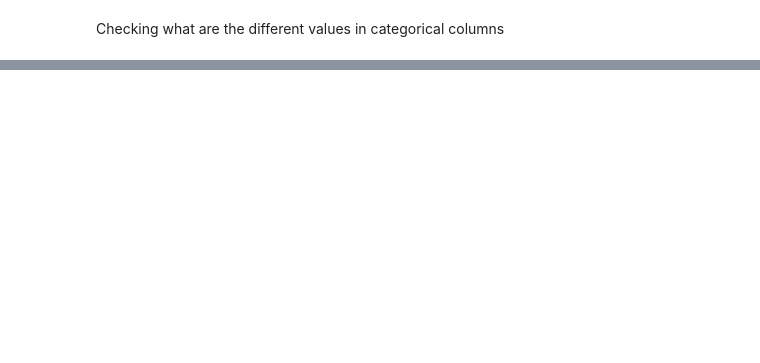
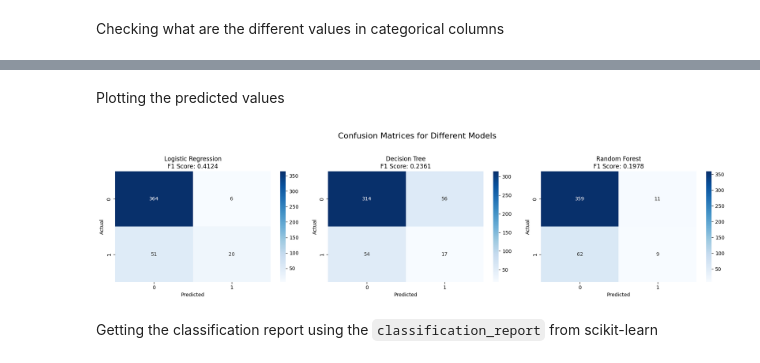
Before and after one commit to Ashhad-A-Kamran/22F_BSAI_02_ML_Open_Ended_Lab, a Jupyter notebook: 22F_BSAI_02_Employee.ipynb, the cells around one changed output, grey strips where cells are left out. Saved outputs shown, nothing was run; the diff lists cells and outputs as text; code cells hidden in the pictures; blank space fills up the shorter version.

````diff
--- a/22F_BSAI_02_Employee.ipynb
+++ b/22F_BSAI_02_Employee.ipynb
@@ -99,0 +124,2 @@ Encoding the categorical columns accordingly
+# %%
+X = pd.get_dummies(X, columns=categorical_cols, drop_first=True)
@@ -99,0 +128,2 @@ Encoding the categorical columns accordingly
+# %%
+X_train, X_test, y_train, y_test = train_test_split(X, y, test_size=0.3, random_state=42, stratify=y)
@@ -99,0 +132,6 @@ Encoding the categorical columns accordingly
+# %%
+models = {
+    "Logistic Regression": LogisticRegression(max_iter=1000, random_state=42),
+    "Decision Tree": DecisionTreeClassifier(random_state=42),
+    "Random Forest": RandomForestClassifier(random_state=42)
+}
@@ -99,0 +140,4 @@ Encoding the categorical columns accordingly
+# %%
+for name, model in models.items():
+    model.fit(X_train, y_train)
+    print(f"{name} trained.")
@@ -99,0 +156,22 @@ Encoding the categorical columns accordingly
+# %% [markdown]
+Plotting the predicted values
+# %%
+fig, axes = plt.subplots(1, 3, figsize=(18, 5))
+fig.suptitle('Confusion Matrices for Different Models', fontsize=16)
+
+for i, (name, model) in enumerate(models.items()):
+    y_pred = model.predict(X_test)
+    cm = confusion_matrix(y_test, y_pred)
+    f1 = f1_score(y_test, y_pred)
+
+    sns.heatmap(cm, annot=True, fmt='d', cmap='Blues', ax=axes[i])
+    axes[i].set_title(f'{name}\nF1 Score: {f1:.4f}')
+    axes[i].set_xlabel('Predicted')
+    axes[i].set_ylabel('Actual')
+
+plt.tight_layout(rect=[0, 0.03, 1, 0.95])
+plt.show()
+# %% [output]
+[figure, added]
+# %% [markdown]
+Getting the classification report using the ```classification_report``` from scikit-learn
````
Also changed, not shown: parts of 24 cells of this notebook, 1 other file.
